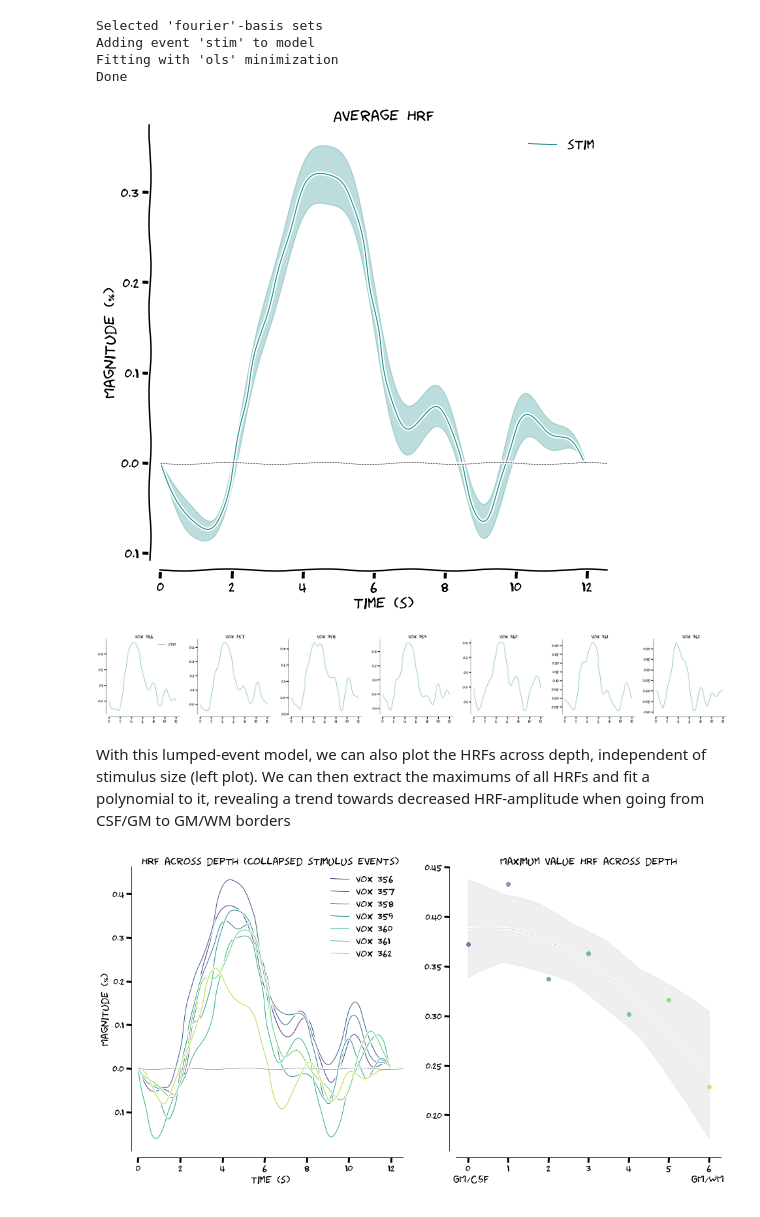
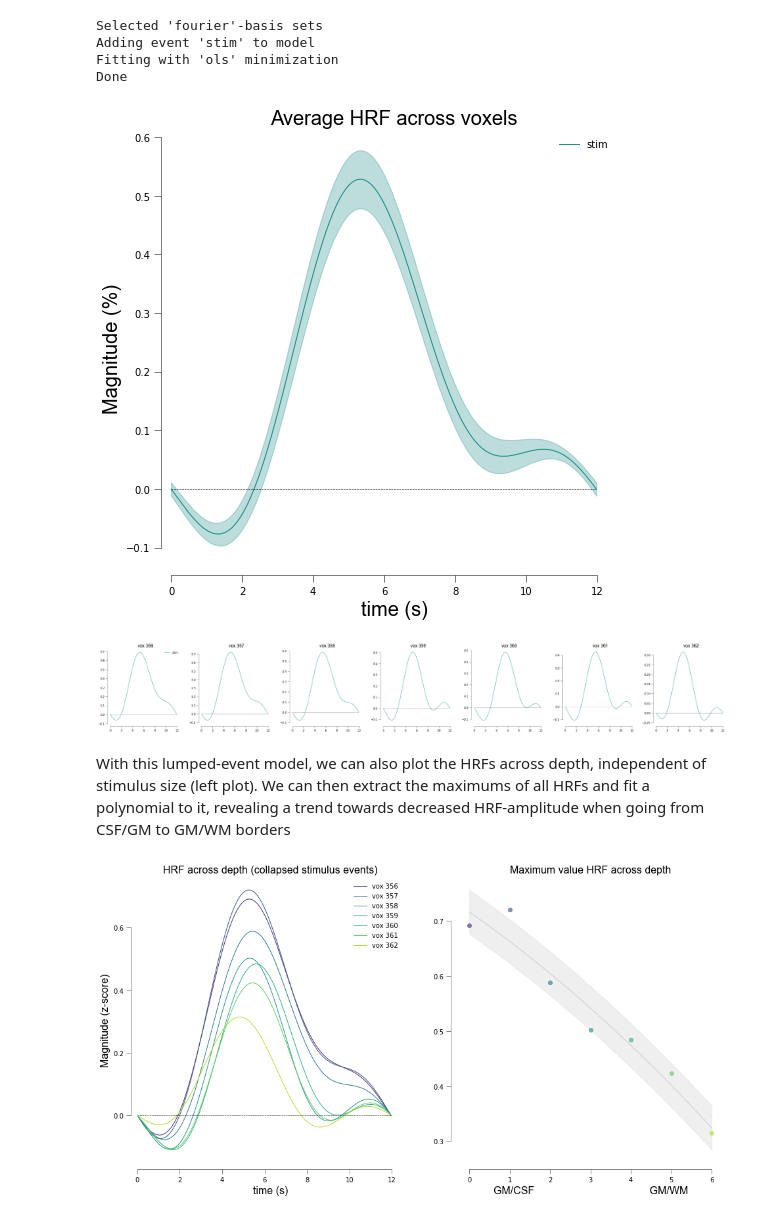
Before and after one commit to gjheij/linescanning, a Jupyter notebook: doc/source/examples/nideconv.ipynb, the cells around one changed output. Drawn from its saved outputs; the diff is of its cells as text; code cells hidden in the pictures.

```diff
--- a/doc/source/examples/nideconv.ipynb
+++ b/doc/source/examples/nideconv.ipynb
@@ -18,17 +18,17 @@ base_dir        = opj(project_dir, 'hemifield')
 deriv_dir       = opj(base_dir, 'derivatives')
 
 plot_vox = 359
-plot_xkcd = True
+plot_xkcd = False
 # %% [markdown]
 Load in some data. You could substitute this with the example data provided with the repository. However, when I did the deconvolution on that data the results didn't look good enough for illustrative purposes. So I have a different dataset here: 3 runs of a Size-Response experiment in which our target pRF was bombarded with flickering stimuli of 5 different sizes.
 # %%
-# Load data
+    # Load data
 sub         = '003'
 ses         = 3
 task        = "task-SR"
 runs        = [3,4,6]
 func_dir    = opj(base_dir, f"sub-{sub}", f"ses-{ses}", "func")
-ribbon      = [356,363]
+ribbon      = (356,363)
 
 run_files = utils.get_file_from_substring([f"sub-{sub}", f"ses-{ses}", f"{task}"], func_dir)
 func_file   = utils.get_file_from_substring("bold.mat", run_files)
@@ -46,13 +46,12 @@ order = 3
 
 ## window 5 TR poly 2
 data_obj = dataset.Dataset(func_file,
-                           deleted_first_timepoints=50,
-                           deleted_last_timepoints=50,
-                           window_size=window,
-                           high_pass=True,
+                           deleted_first_timepoints=0,
+                           deleted_last_timepoints=0,
                            tsv_file=exp_file,
-                           poly_order=order,
-                           use_bids=True)
+                           standardization="psc",
+                           use_bids=True,
+                           verbose=True)
 
 df_func     = data_obj.fetch_fmri()
 df_onsets   = data_obj.fetch_onsets()
@@ -208,7 +216,7 @@ lumped = utils.NideconvFitter(df_ribbon,
                               df_onsets,
                               confounds=None,
                               basis_sets='fourier',
-                              n_regressors=19,
+                              n_regressors=4,
                               lump_events=True,
                               TR=0.105,
                               interval=[0,12],
@@ -228,7 +236,7 @@ lumped.plot_average_per_event(xkcd=plot_xkcd,
                               y_label="Magnitude (%)",
                               add_hline='default')
 # %% [output]
-[figure, old version]
+[figure, new version]
 # %%
 # plot individual voxels in separete figures
 lumped.plot_average_per_voxel(xkcd=plot_xkcd,
@@ -237,30 +245,30 @@ lumped.plot_average_per_voxel(xkcd=plot_xkcd,
                               figsize=(40,5),
                               wspace=0.3)
 # %% [output]
-[figure, old version]
+[figure, new version]
 # %% [markdown]
 With this lumped-event model, we can also plot the HRFs across depth, independent of stimulus size (left plot). We can then extract the maximums of all HRFs and fit a polynomial to it, revealing a trend towards decreased HRF-amplitude when going from CSF/GM to GM/WM borders
 # %%
 # plot individual voxels in 1 figure
 fig = plt.figure(figsize=(16, 8))
 gs = fig.add_gridspec(1, 2)
 
 ax = fig.add_subplot(gs[0])
 lumped.plot_average_per_voxel(xkcd=plot_xkcd,
                               n_cols=None,
                               figsize=(8,8),
                               axs=ax,
                               labels=True,
                               title="HRF across depth (collapsed stimulus events)",
                               x_label="time (s)",
-                              y_label="Magnitude (%)",
-                              add_hline='default')
+                              y_label="Magnitude (z-score)")
 
 ax = fig.add_subplot(gs[1])
-lumped.plot_hrf_across_depth(xkcd=True,
+lumped.plot_hrf_across_depth(xkcd=plot_xkcd,
                              axs=ax,
                              title="Maximum value HRF across depth",
-                             x_label="GM/CSF                                        GM/WM",
-                             set_xlim_zero=False)
+                             x_label="GM/CSF                                       GM/WM",
+                             set_xlim_zero=False) #,
+                            #  y_lim=[0.1,0.35])
 # %% [output]
-[figure, old version]
+[figure, new version]
```
Also changed, not shown: parts of 9 cells of this notebook.
